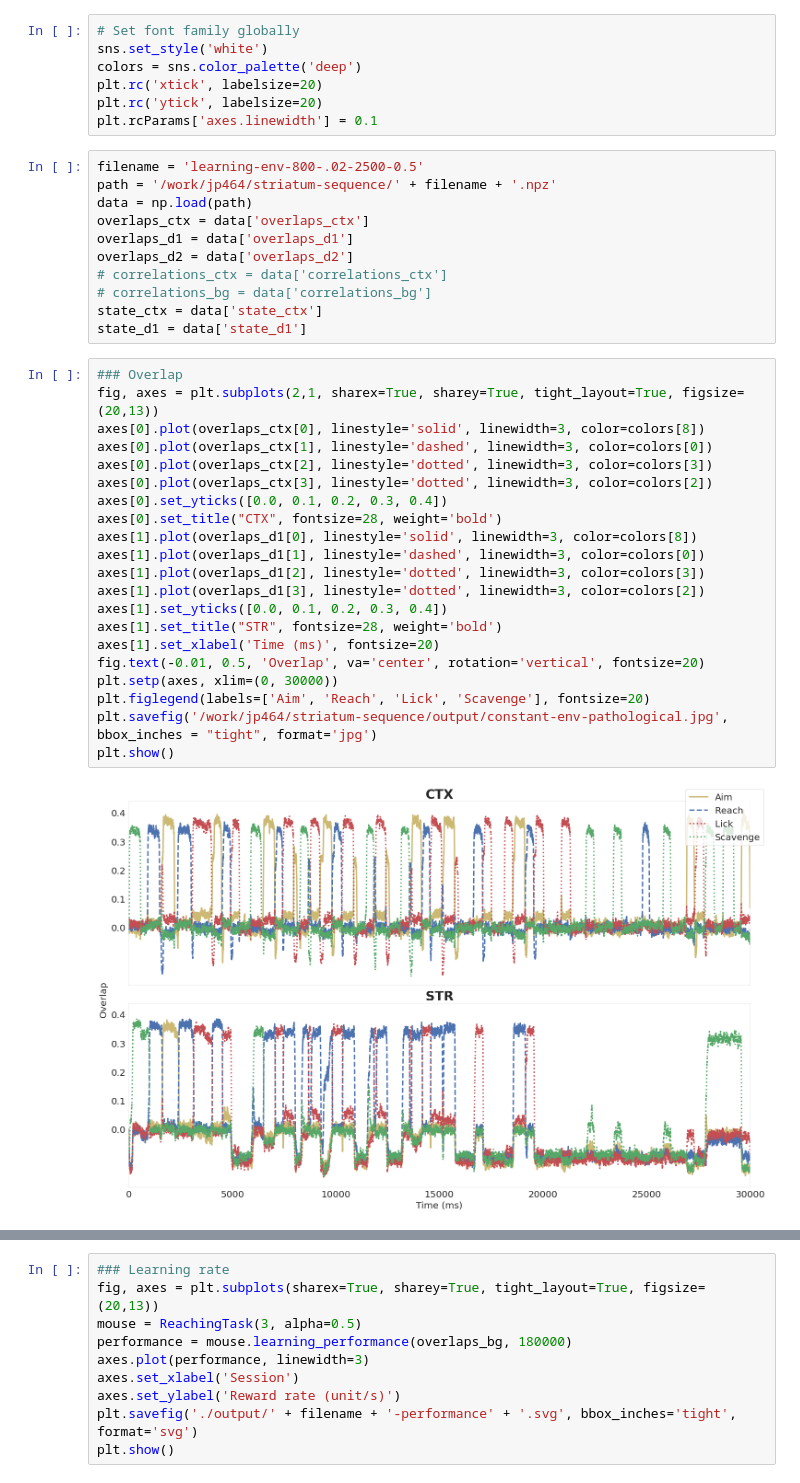
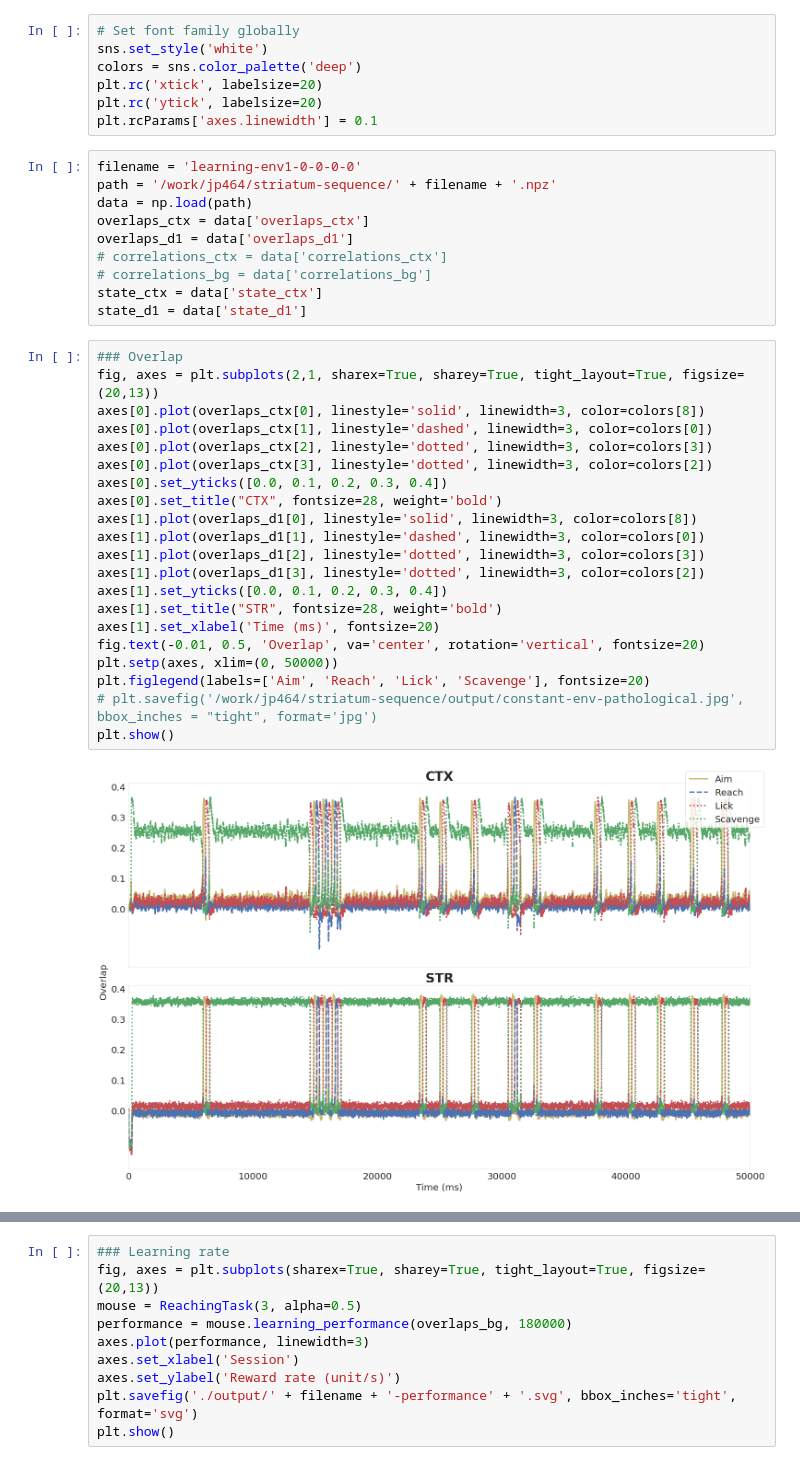
Before and after one commit to jp464/striatal-sequence, a Jupyter notebook: figures/article/1/figure.ipynb, the cells around one changed output, grey strips where cells are left out. Saved outputs shown, nothing was run; the diff lists cells and outputs as text.

```diff
--- a/figures/article/1/figure.ipynb
+++ b/figures/article/1/figure.ipynb
@@ -17,12 +17,11 @@ plt.rc('xtick', labelsize=20)
 plt.rc('ytick', labelsize=20)
 plt.rcParams['axes.linewidth'] = 0.1
 # %%
-filename = 'learning-env-800-.02-2500-0.5'
+filename = 'learning-env1-0-0-0-0'
 path = '/work/jp464/striatum-sequence/' + filename + '.npz'
 data = np.load(path)
 overlaps_ctx = data['overlaps_ctx']
 overlaps_d1 = data['overlaps_d1']
-overlaps_d2 = data['overlaps_d2']
 # correlations_ctx = data['correlations_ctx']
 # correlations_bg = data['correlations_bg']
 state_ctx = data['state_ctx']
@@ -30,26 +29,26 @@ state_d1 = data['state_d1']
 # %%
 ### Overlap
 fig, axes = plt.subplots(2,1, sharex=True, sharey=True, tight_layout=True, figsize=(20,13))
 axes[0].plot(overlaps_ctx[0], linestyle='solid', linewidth=3, color=colors[8])
 axes[0].plot(overlaps_ctx[1], linestyle='dashed', linewidth=3, color=colors[0])
 axes[0].plot(overlaps_ctx[2], linestyle='dotted', linewidth=3, color=colors[3])
 axes[0].plot(overlaps_ctx[3], linestyle='dotted', linewidth=3, color=colors[2])
 axes[0].set_yticks([0.0, 0.1, 0.2, 0.3, 0.4])
 axes[0].set_title("CTX", fontsize=28, weight='bold')
 axes[1].plot(overlaps_d1[0], linestyle='solid', linewidth=3, color=colors[8])
 axes[1].plot(overlaps_d1[1], linestyle='dashed', linewidth=3, color=colors[0])
 axes[1].plot(overlaps_d1[2], linestyle='dotted', linewidth=3, color=colors[3])
 axes[1].plot(overlaps_d1[3], linestyle='dotted', linewidth=3, color=colors[2])
 axes[1].set_yticks([0.0, 0.1, 0.2, 0.3, 0.4])
 axes[1].set_title("STR", fontsize=28, weight='bold')
 axes[1].set_xlabel('Time (ms)', fontsize=20)
 fig.text(-0.01, 0.5, 'Overlap', va='center', rotation='vertical', fontsize=20)
-plt.setp(axes, xlim=(0, 30000))
+plt.setp(axes, xlim=(0, 50000))
 plt.figlegend(labels=['Aim', 'Reach', 'Lick', 'Scavenge'], fontsize=20)
-plt.savefig('/work/jp464/striatum-sequence/output/constant-env-pathological.jpg', bbox_inches = "tight", format='jpg')
+# plt.savefig('/work/jp464/striatum-sequence/output/constant-env-pathological.jpg', bbox_inches = "tight", format='jpg')
 plt.show()
 # %% [output]
-[figure, old version]
+[figure, new version]
 # %%
 ### Raster plot
 fig, axes = plt.subplots(sharex=True, sharey=True, tight_layout=True, figsize=(20,13))
```
Also changed, not shown: parts of 2 cells of this notebook, 18 other files.
